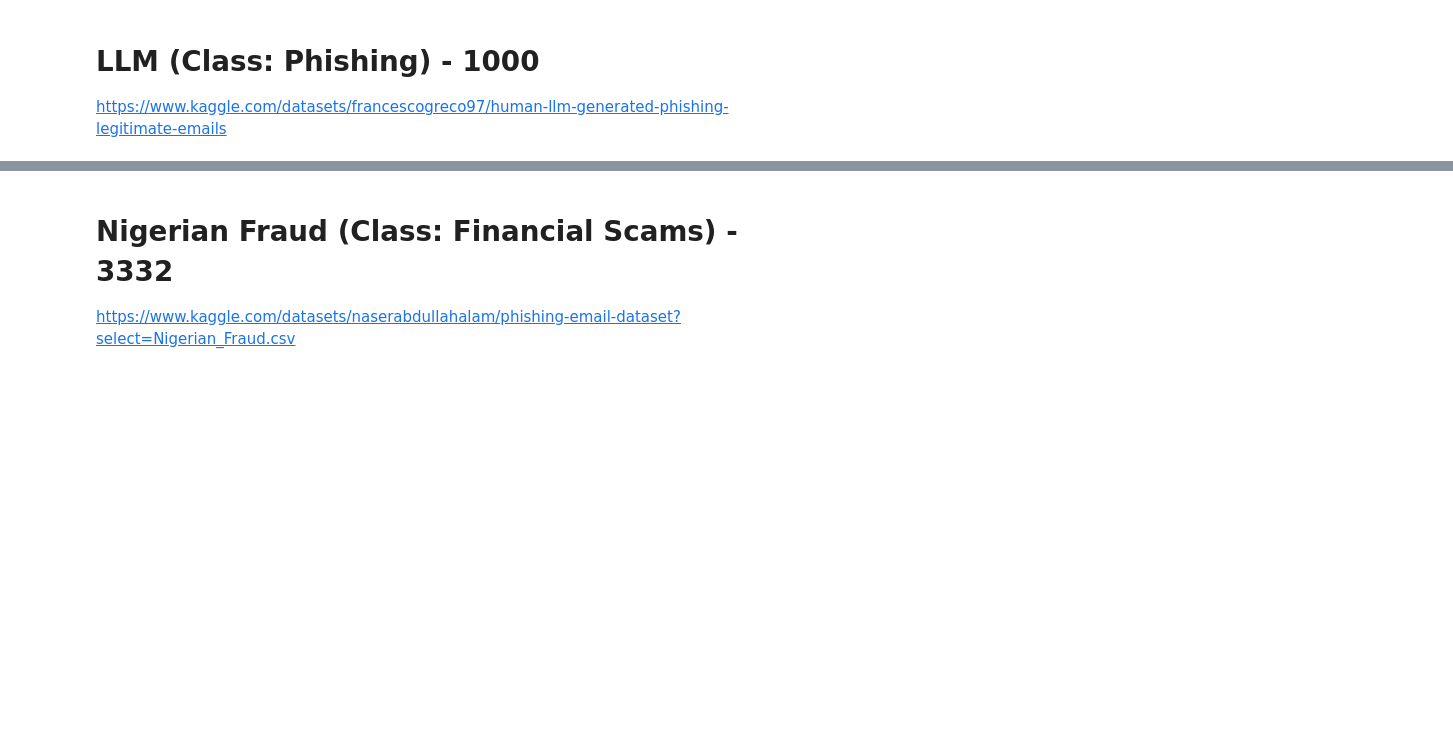
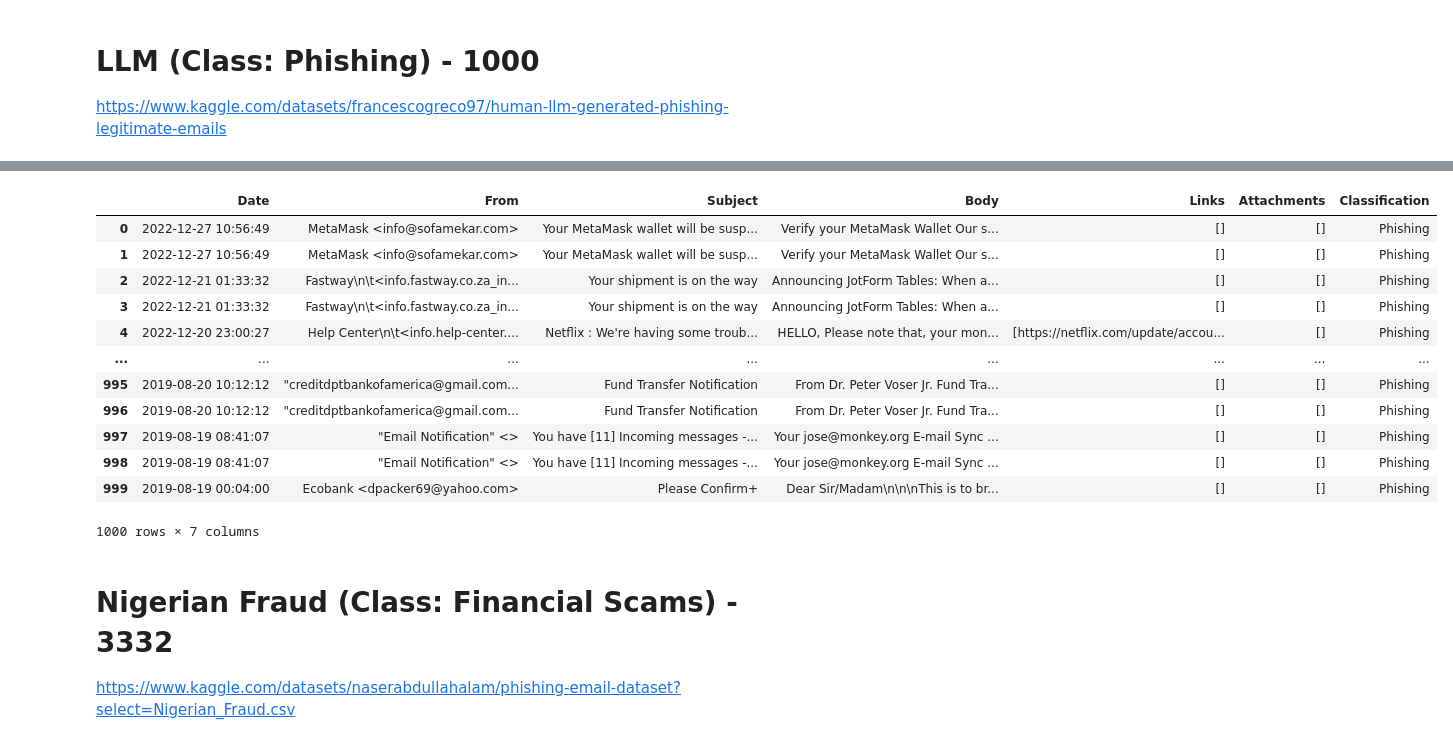
Before and after one commit to Reno0213/capstone, a Jupyter notebook: dataset.ipynb, the cells around one changed output, grey strips where cells are left out. Saved outputs shown, nothing was run; the diff lists cells and outputs as text; code cells hidden in the pictures; blank space fills up the shorter version.

```diff
--- a/dataset.ipynb
+++ b/dataset.ipynb
@@ -144,7 +284,7 @@ dfSpamAssassinSpam2
 SpamAssassain2 Processing
 # %%
 import re
-def parse_email(sender, subject, body):
+def parse_email(date, sender, subject, body):
 
     # Extract Links from body
     links = re.findall(r"https?://\S+", body, re.IGNORECASE)
@@ -152,11 +292,11 @@ def parse_email(sender, subject, body):
     # This dataset doesnt contain attachment information
     attachments = []
 
-    return pd.Series([sender, subject, body, links, attachments])
+    return pd.Series([pd.to_datetime(date, errors='coerce'), sender, subject, body, links, attachments])
 
-dfSpamAssassin2[['sender', 'subject', 'body']] = dfSpamAssassin2[['sender', 'subject', 'body']].fillna('')
-spamAssassinDf2 = dfSpamAssassin2.apply(lambda row: parse_email(row['sender'], row['subject'], row['body']), axis=1)
-spamAssassinDf2.columns = ['From', 'Subject', 'Body', 'Links', 'Attachments']
+dfSpamAssassinSpam2[['date', 'sender', 'subject', 'body']] = dfSpamAssassinSpam2[['date', 'sender', 'subject', 'body']].fillna('')
+spamAssassinDf2 = dfSpamAssassinSpam2.apply(lambda row: parse_email(row['date'], row['sender'], row['subject'], row['body']), axis=1)
+spamAssassinDf2.columns = ['Date', 'From', 'Subject', 'Body', 'Links', 'Attachments']
 spamAssassinDf2["Classification"] = "Spam"
 spamAssassinDf2
 
@@ -211,11 +411,25 @@ dfLLMGenerated
 # %%
-dfLLMGenerated[['sender', 'subject', 'body']] = dfLLMGenerated[['sender', 'subject', 'body']].fillna('')
-llmDf = dfLLMGenerated.apply(lambda row: parse_email(row['sender'], row['subject'], row['body']), axis=1)
-llmDf.columns = ['From', 'Subject', 'Body', 'Links', 'Attachments']
+dfLLMGenerated[['date', 'sender', 'subject', 'body']] = dfLLMGenerated[['date', 'sender', 'subject', 'body']].fillna('')
+llmDf = dfLLMGenerated.apply(lambda row: parse_email(row['date'], row['sender'], row['subject'], row['body']), axis=1)
+llmDf.columns = ['Date', 'From', 'Subject', 'Body', 'Links', 'Attachments']
 llmDf["Classification"] = "Phishing"
 llmDf
 
 #llmDf.to_csv("LLM.csv", index=False)
+# %% [output]
+|  | Date | From | Subject | Body | Links | Attachments | Classification |
+| 0 | 2022-12-27 10:56:49 | MetaMask <info@sofamekar.com> | Your MetaMask wallet will be susp... | Verify your MetaMask Wallet Our s... | [] | [] | Phishing |
+| 1 | 2022-12-27 10:56:49 | MetaMask <info@sofamekar.com> | Your MetaMask wallet will be susp... | Verify your MetaMask Wallet Our s... | [] | [] | Phishing |
+| 2 | 2022-12-21 01:33:32 | Fastway\n\t<info.fastway.co.za_in... | Your shipment is on the way | Announcing JotForm Tables: When a... | [] | [] | Phishing |
+| 3 | 2022-12-21 01:33:32 | Fastway\n\t<info.fastway.co.za_in... | Your shipment is on the way | Announcing JotForm Tables: When a... | [] | [] | Phishing |
+| 4 | 2022-12-20 23:00:27 | Help Center\n\t<info.help-center.... | Netflix : We're having some troub... | HELLO, Please note that, your mon... | [https://netflix.com/update/accou... | [] | Phishing |
+| ... | ... | ... | ... | ... | ... | ... | ... |
+| 995 | 2019-08-20 10:12:12 | "creditdptbankofamerica@gmail.com... | Fund Transfer Notification | From Dr. Peter Voser Jr. Fund Tra... | [] | [] | Phishing |
+| 996 | 2019-08-20 10:12:12 | "creditdptbankofamerica@gmail.com... | Fund Transfer Notification | From Dr. Peter Voser Jr. Fund Tra... | [] | [] | Phishing |
+| 997 | 2019-08-19 08:41:07 | "Email Notification" <> | You have [11] Incoming messages -... | Your jose@monkey.org E-mail Sync ... | [] | [] | Phishing |
+| 998 | 2019-08-19 08:41:07 | "Email Notification" <> | You have [11] Incoming messages -... | Your jose@monkey.org E-mail Sync ... | [] | [] | Phishing |
+| 999 | 2019-08-19 00:04:00 | Ecobank <dpacker69@yahoo.com> | Please Confirm+ | Dear Sir/Madam\n\n\nThis is to br... | [] | [] | Phishing |
+1000 rows × 7 columns
 # %% [markdown]
 # Nigerian Fraud (Class: Financial Scams) - 3332
 https://www.kaggle.com/datasets/naserabdullahalam/phishing-email-dataset?select=Nigerian_Fraud.csv
```
Also changed, not shown: parts of 31 cells of this notebook.
